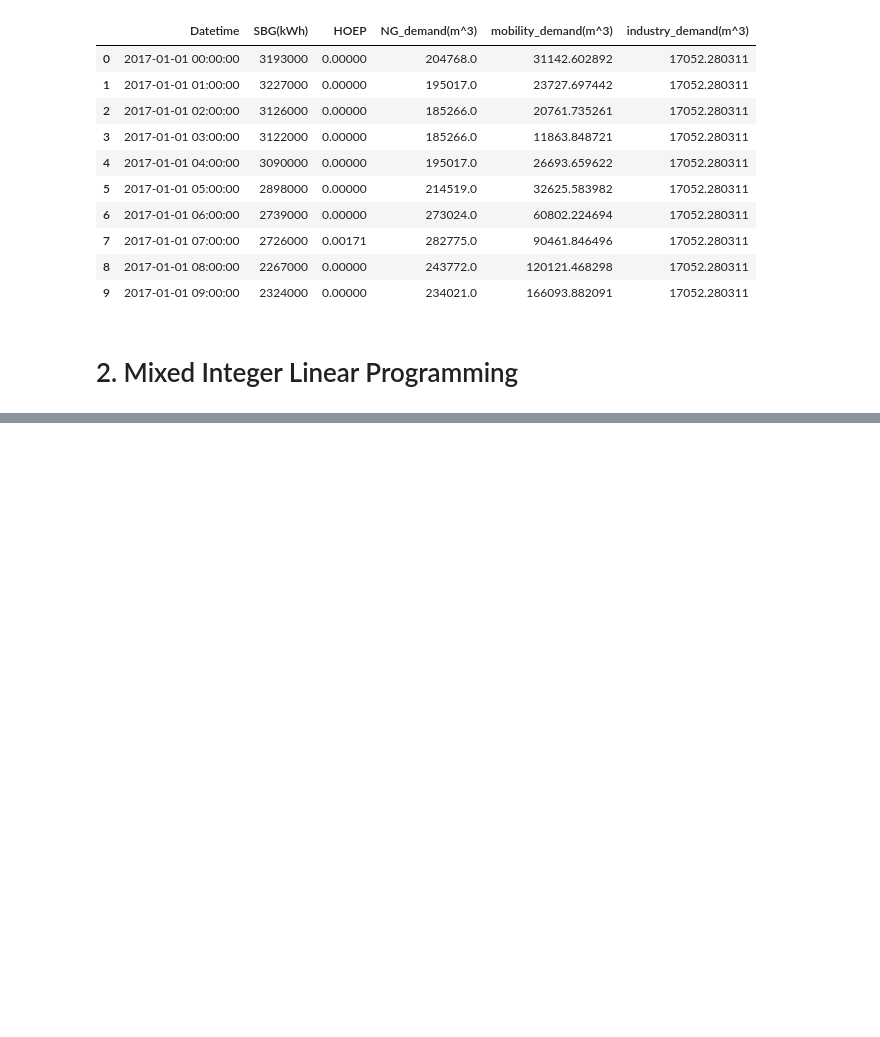
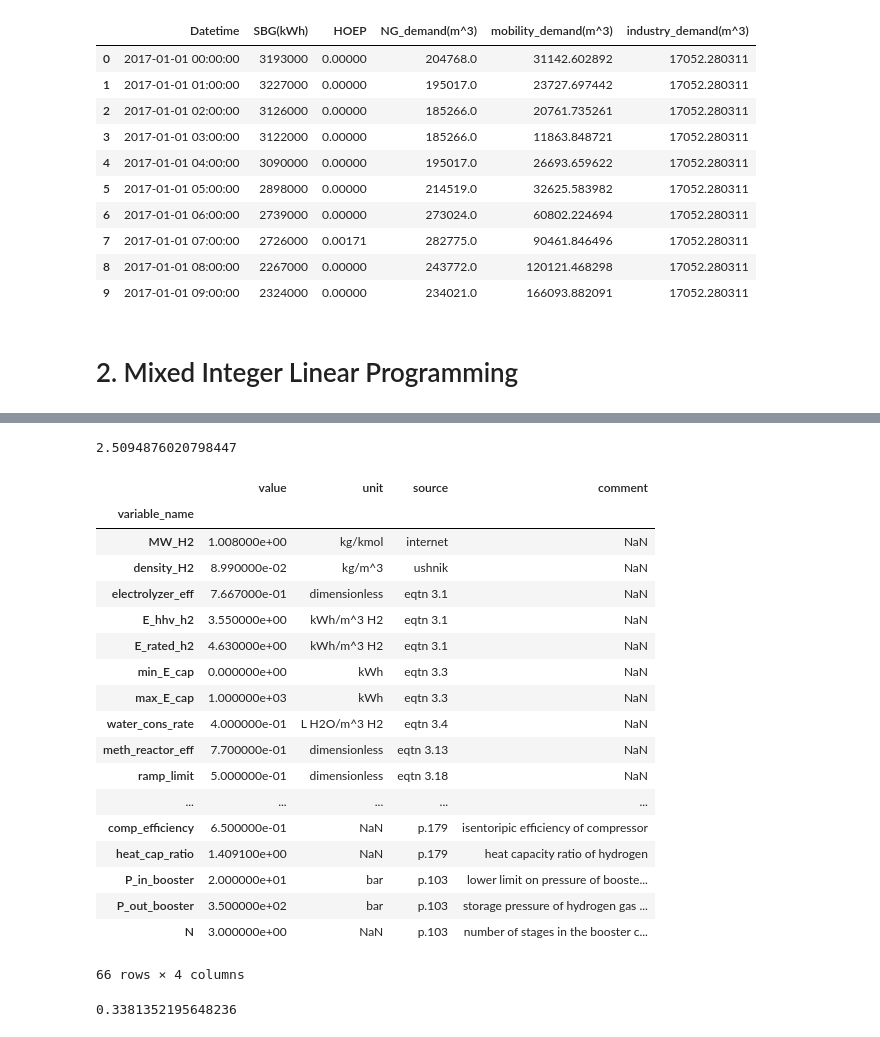
Before and after one commit to lewisjko/FYDP, a Jupyter notebook: FYDP.ipynb, the cells around one changed output, grey strips where cells are left out. Cells and saved outputs as stored; diff of their text form; code cells hidden in the pictures; blank space fills up the shorter version.

```diff
--- a/FYDP.ipynb
+++ b/FYDP.ipynb
@@ -685,2 +567,44 @@ input_df.head(10)
+# %%
+z = z_101bar #compressibility factor
+R = 8.314  #kJ/kmol K
+T = 294.15 # K
+N = 1 # I tried vary from 1 to 3
+isentropic = 0.65
+k = 1.4091 #heat capacity ratio of hydrogen
+Pin = 30 #bar
+Pout = 172 #bar
+
+power =  z*R*T*N/isentropic*k/(k-1)*(((Pout/Pin)**((k-1)/N/k))-1)/3600
+#kwh/kmol
+
+print(power)
+# %% [output]
+2.5094876020798447
+# %%
+var
+# %% [output]
+|  | value | unit | source | comment |
+| variable_name |  |  |  |  |
+| MW_H2 | 1.008000e+00 | kg/kmol | internet | NaN |
+| density_H2 | 8.990000e-02 | kg/m^3 | ushnik | NaN |
+| electrolyzer_eff | 7.667000e-01 | dimensionless | eqtn 3.1 | NaN |
+| E_hhv_h2 | 3.550000e+00 | kWh/m^3 H2 | eqtn 3.1 | NaN |
+| E_rated_h2 | 4.630000e+00 | kWh/m^3 H2 | eqtn 3.1 | NaN |
+| min_E_cap | 0.000000e+00 | kWh | eqtn 3.3 | NaN |
+| max_E_cap | 1.000000e+03 | kWh | eqtn 3.3 | NaN |
+| water_cons_rate | 4.000000e-01 | L H2O/m^3 H2 | eqtn 3.4 | NaN |
+| meth_reactor_eff | 7.700000e-01 | dimensionless | eqtn 3.13 | NaN |
+| ramp_limit | 5.000000e-01 | dimensionless | eqtn 3.18 | NaN |
+| ... | ... | ... | ... | ... |
+| comp_efficiency | 6.500000e-01 | NaN | p.179 | isentoripic efficiency of compressor |
+| heat_cap_ratio | 1.409100e+00 | NaN | p.179 | heat capacity ratio of hydrogen |
+| P_in_booster | 2.000000e+01 | bar | p.103 | lower limit on pressure of booste... |
+| P_out_booster | 3.500000e+02 | bar | p.103 | storage pressure of hydrogen gas ... |
+| N | 3.000000e+00 | NaN | p.103 | number of stages in the booster c... |
+66 rows × 4 columns
+# %%
+ECF_booster
+# %% [output]
+0.3381352195648236
 # %%
 """
```
Also changed, not shown: parts of 7 cells of this notebook.
